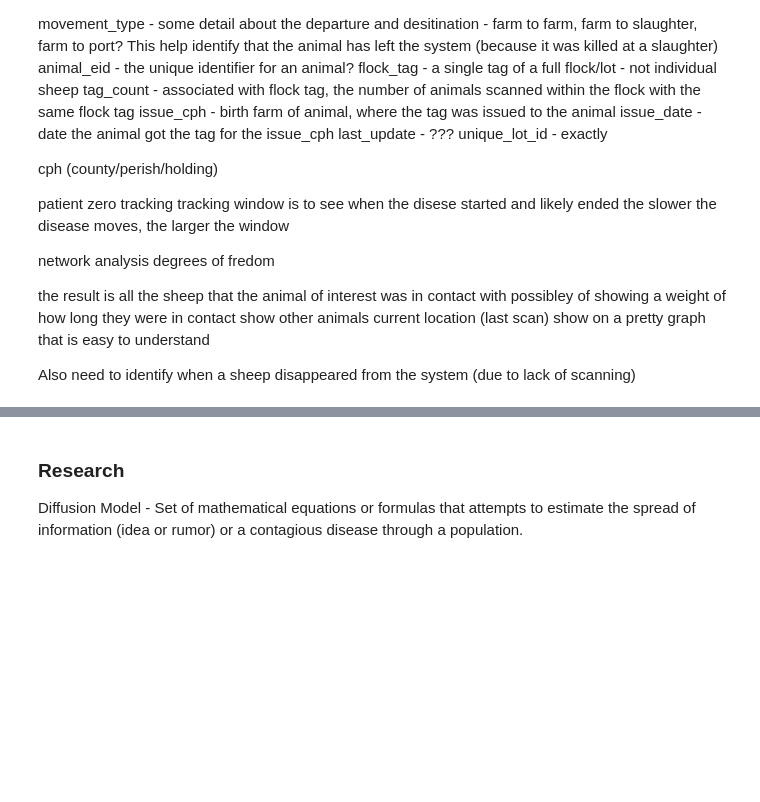
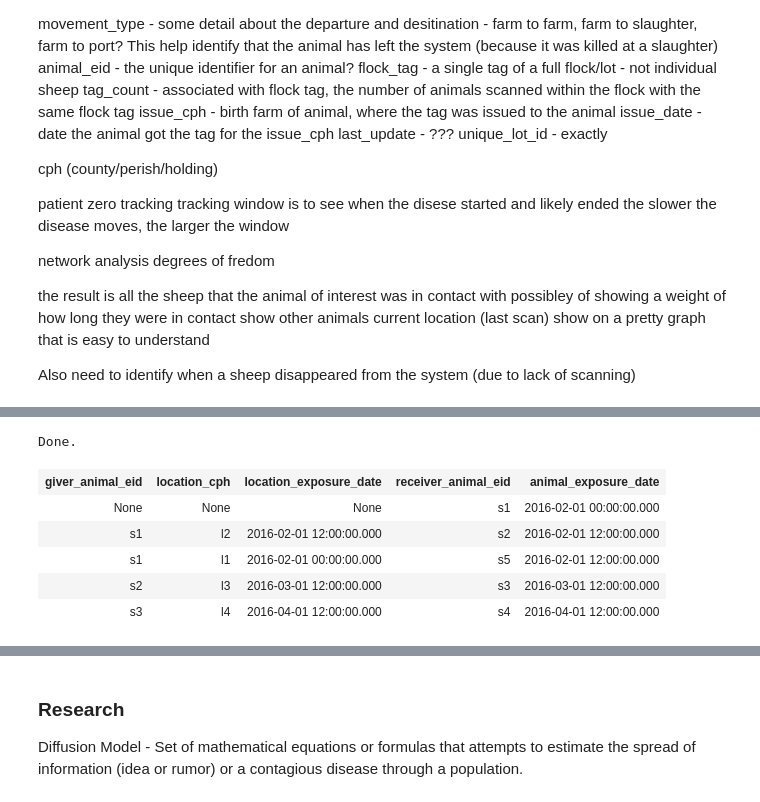
Before and after one commit to cmactagg/animal_traceability, a Jupyter notebook: sheep_tracker.ipynb, the cells around one changed output, grey strips where cells are left out. Saved outputs shown, nothing was run; the diff lists cells and outputs as text; code cells hidden in the pictures; blank space fills up the shorter version.

```diff
--- a/sheep_tracker.ipynb
+++ b/sheep_tracker.ipynb
@@ -125,0 +267,11 @@ Also need to identify when a sheep disappeared from the system (due to lack of s
+# %%
+%%sql sqlite:///animal_tracker.db
+select * from exposure_incident;
+# %% [output]
+Done.
+| giver_animal_eid | location_cph | location_exposure_date | receiver_animal_eid | animal_exposure_date |
+| None | None | None | s1 | 2016-02-01 00:00:00.000 |
+| s1 | l2 | 2016-02-01 12:00:00.000 | s2 | 2016-02-01 12:00:00.000 |
+| s1 | l1 | 2016-02-01 00:00:00.000 | s5 | 2016-02-01 12:00:00.000 |
+| s2 | l3 | 2016-03-01 12:00:00.000 | s3 | 2016-03-01 12:00:00.000 |
+| s3 | l4 | 2016-04-01 12:00:00.000 | s4 | 2016-04-01 12:00:00.000 |
```
Also changed, not shown: parts of 37 cells of this notebook, 1 other file.
